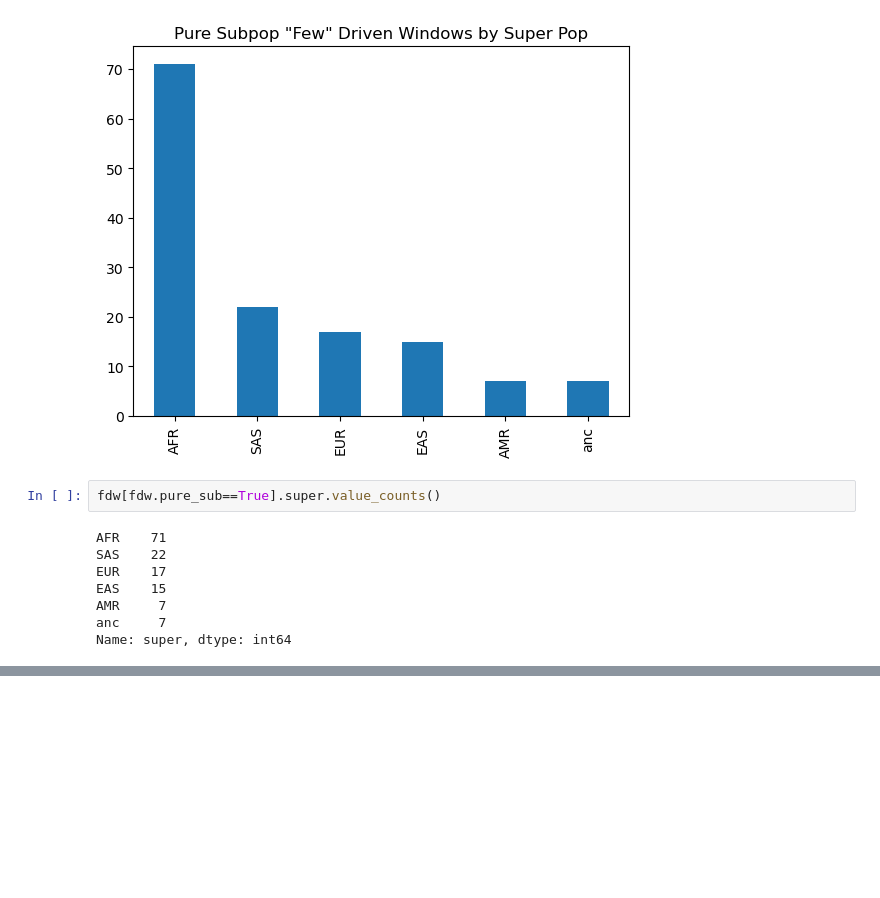
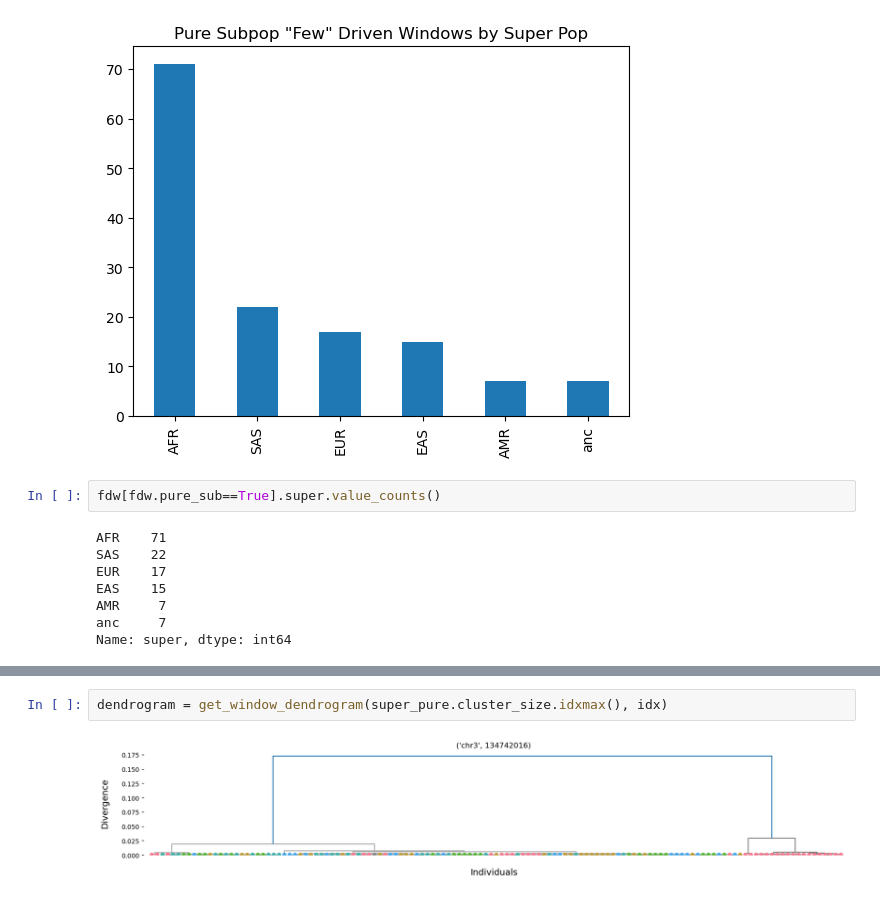
Before and after one commit to erin-n-gilbertson/3DGenome-diversity, a Jupyter notebook: activeNotebooks/clustering.ipynb, the cells around one changed output, grey strips where cells are left out. Saved outputs shown, nothing was run; the diff lists cells and outputs as text; blank space fills up the shorter version.

```diff
--- a/activeNotebooks/clustering.ipynb
+++ b/activeNotebooks/clustering.ipynb
@@ -449,0 +445,4 @@ Name: super, dtype: int64
+# %%
+dendrogram = get_window_dendrogram(super_pure.cluster_size.idxmax(), idx)
+# %% [output]
+[figure, added]
```
Also changed, not shown: parts of 11 cells of this notebook, 7 other files.
